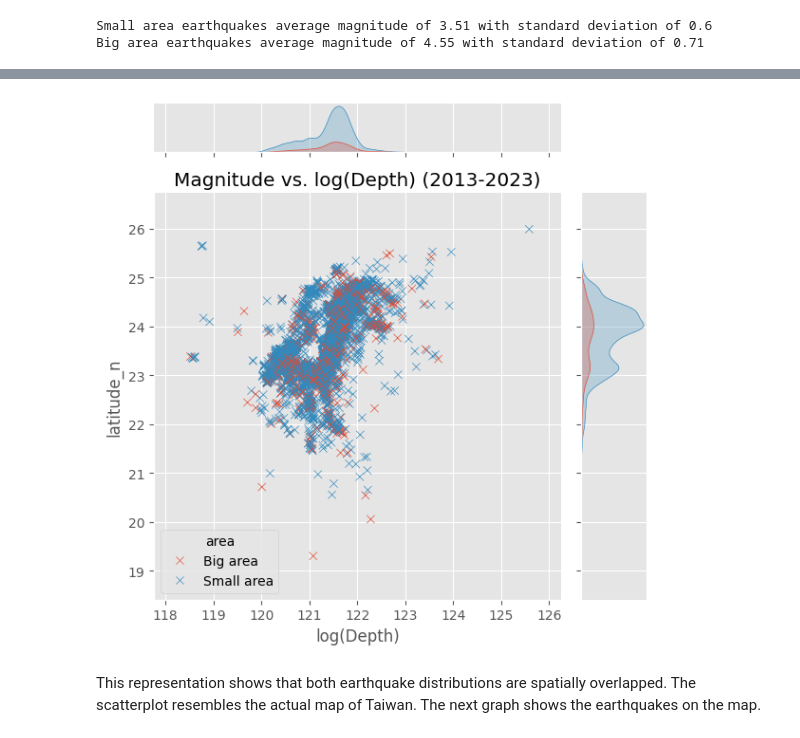
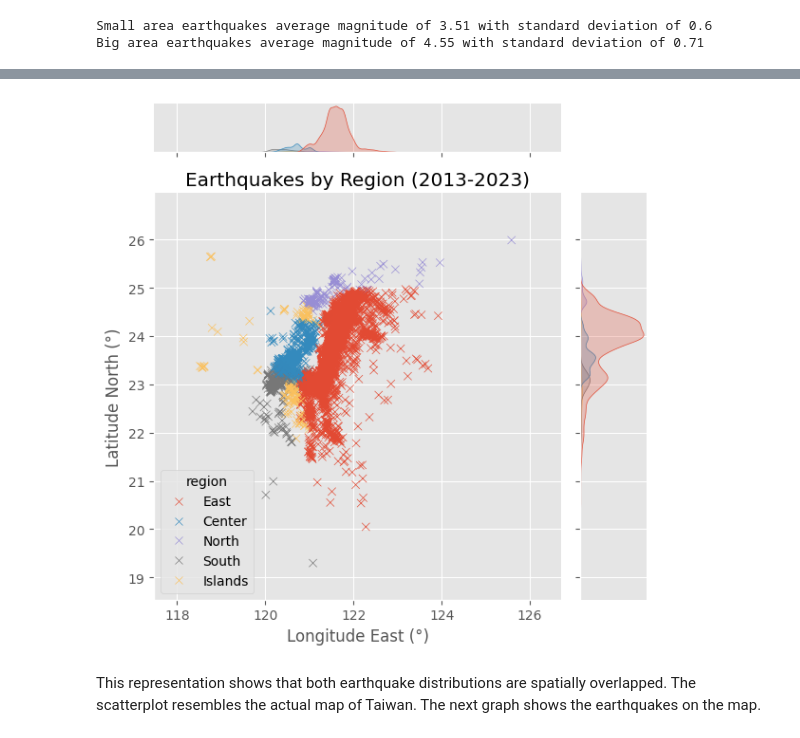
Before and after one commit to jiug/Taiwan-Earthquakes, a Jupyter notebook: earthquakes-taiwan.ipynb, the cells around one changed output, grey strips where cells are left out. Drawn from its saved outputs; the diff is of its cells as text; code cells hidden in the pictures.

```diff
--- a/earthquakes-taiwan.ipynb
+++ b/earthquakes-taiwan.ipynb
@@ -249,18 +249,19 @@ df_b = df[df['area'] == 'Small area'].drop('area', axis=1)
 # %%
 sns.jointplot(
     x=df['longitude_e'],
     y=df['latitude_n'],
     marker='x',
-    hue= df['area'],
+    hue= df['region'],
     kind='scatter',
     marginal_kws={'color':'teal'})
 
-plt.title('Magnitude vs. log(Depth) (2013-2023)')
-plt.xlabel('log(Depth)')
+plt.title('Earthquakes by Region (2013-2023)')
+plt.xlabel('Longitude East (°)')
+plt.ylabel('Latitude North (°)')
 plt.tight_layout()
 plt.show()
 # %% [output]
-[figure, old version]
+[figure, new version]
 # %% [markdown]
 This representation shows that both earthquake distributions are spatially overlapped. The scatterplot resembles the actual map of Taiwan. The next graph shows the earthquakes on the map.
 # %%
```
Also changed, not shown: parts of 7 cells of this notebook, 5 other files.
